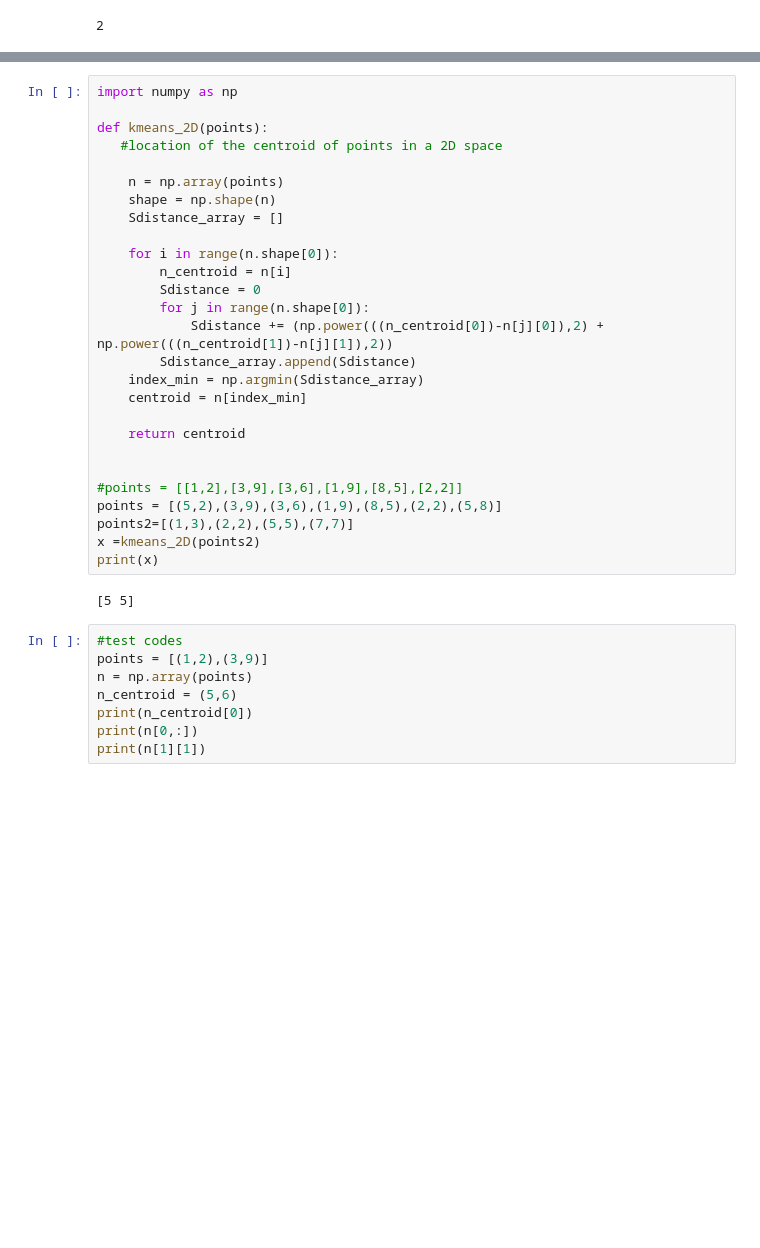
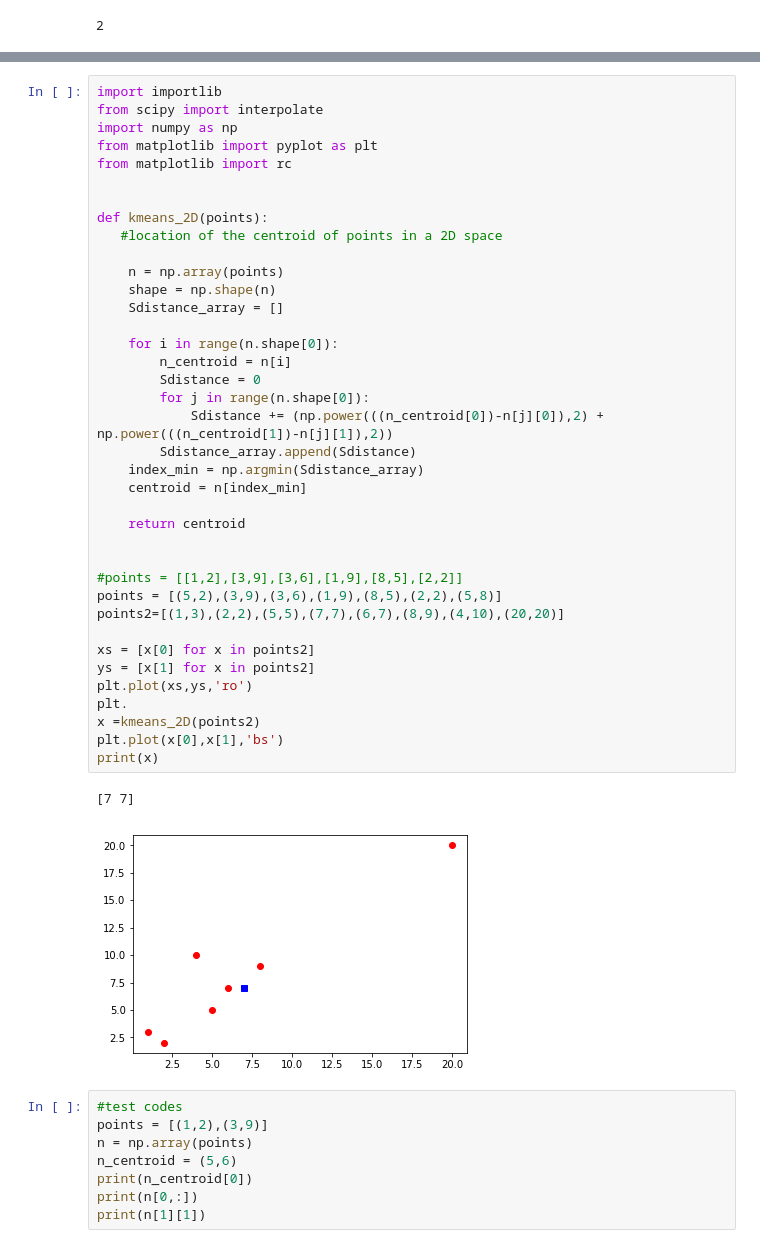
Before and after one commit to kennybix/kriging, a Jupyter notebook: Model.ipynb, the cells around one changed output, grey strips where cells are left out. Saved outputs shown, nothing was run; the diff lists cells and outputs as text; blank space fills up the shorter version.

```diff
--- a/Model.ipynb
+++ b/Model.ipynb
@@ -594,32 +601,44 @@ print(x)
 # %%
+import importlib
+from scipy import interpolate
 import numpy as np
+from matplotlib import pyplot as plt
+from matplotlib import rc
+
 
 def kmeans_2D(points):
    #location of the centroid of points in a 2D space
 
     n = np.array(points)
     shape = np.shape(n)
     Sdistance_array = []
 
     for i in range(n.shape[0]):
         n_centroid = n[i]
         Sdistance = 0
         for j in range(n.shape[0]):
             Sdistance += (np.power(((n_centroid[0])-n[j][0]),2) + np.power(((n_centroid[1])-n[j][1]),2))
         Sdistance_array.append(Sdistance)
     index_min = np.argmin(Sdistance_array)
     centroid = n[index_min]
 
     return centroid
 
 
 #points = [[1,2],[3,9],[3,6],[1,9],[8,5],[2,2]]
 points = [(5,2),(3,9),(3,6),(1,9),(8,5),(2,2),(5,8)]
-points2=[(1,3),(2,2),(5,5),(7,7)]
+points2=[(1,3),(2,2),(5,5),(7,7),(6,7),(8,9),(4,10),(20,20)]
+
+xs = [x[0] for x in points2]
+ys = [x[1] for x in points2]
+plt.plot(xs,ys,'ro')
+plt.
 x =kmeans_2D(points2)
+plt.plot(x[0],x[1],'bs')
 print(x)
 # %% [output]
-[5 5]
+[7 7]
+[figure, added]
 # %%
 #test codes
 points = [(1,2),(3,9)]
```
Also changed, not shown: parts of 2 cells of this notebook.
